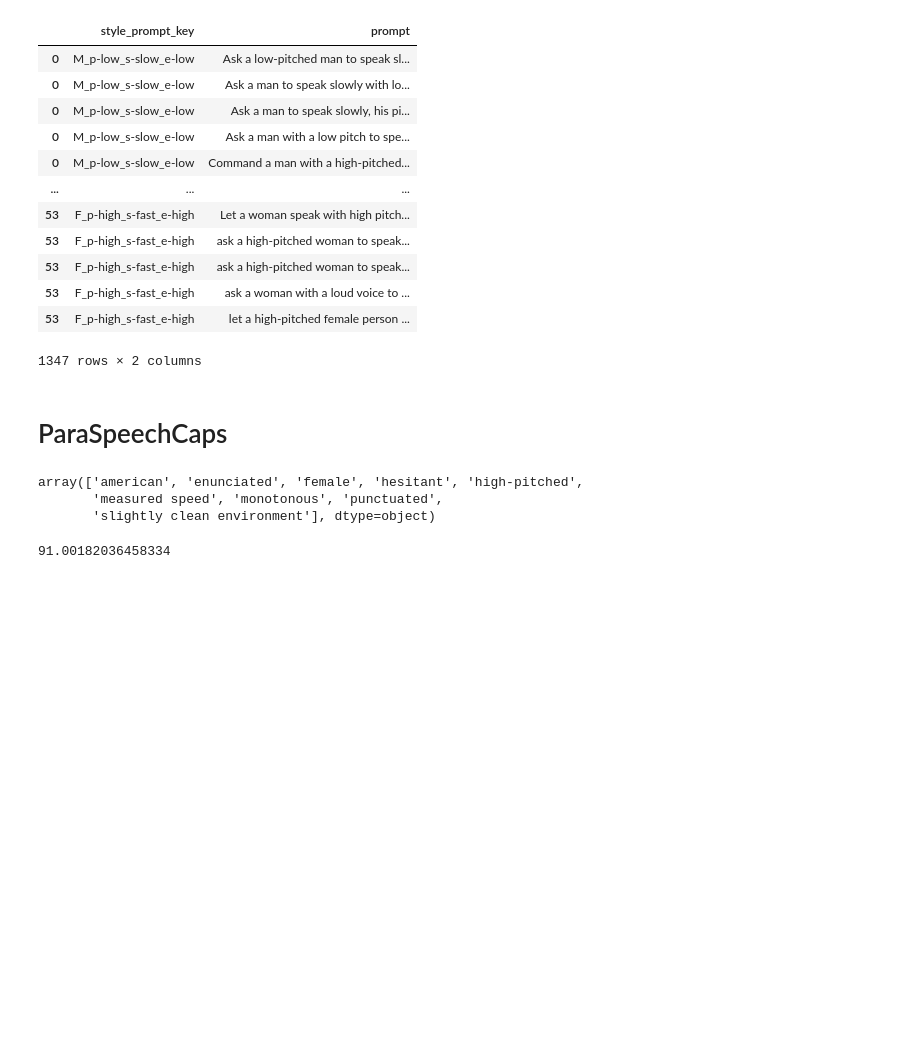
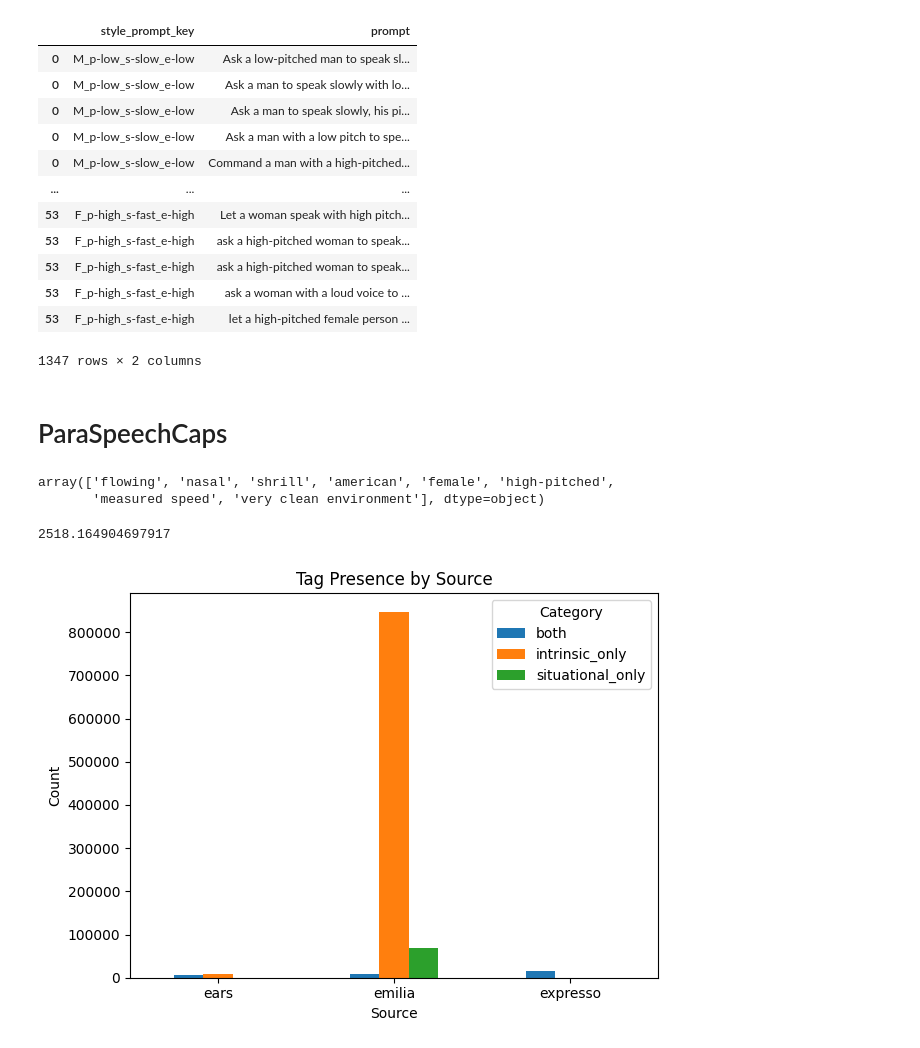
Before and after one commit to JackMclaughlin424/ms-capstone-TTS-natlang-styleprompts, a Jupyter notebook: src/eda/basic_look.ipynb, the cells around one changed output. Drawn from its saved outputs; the diff is of its cells as text; code cells hidden in the pictures; blank space fills up the shorter version.

```diff
--- a/src/eda/basic_look.ipynb
+++ b/src/eda/basic_look.ipynb
@@ -105,13 +105,14 @@ import pandas as pd
 # dataset = load_dataset("ajd12342/paraspeechcaps")
 
 # Load specific splits of the dataset
-train_scaled = load_dataset("ajd12342/paraspeechcaps", split="train_scaled") Only has EMilia files
+train_scaled = load_dataset("ajd12342/paraspeechcaps", split="train_scaled") #Only has EMilia files
 train_base = load_dataset("ajd12342/paraspeechcaps", split="train_base")
 holdout = load_dataset("ajd12342/paraspeechcaps", split="holdout")
 dev = load_dataset("ajd12342/paraspeechcaps", split="dev")
 test = load_dataset("ajd12342/paraspeechcaps", split="test")
 
 dfs = [
+    train_scaled.to_pandas(),
     train_base.to_pandas(),
     holdout.to_pandas(),
     dev.to_pandas(),
@@ -126,6 +127,5 @@ df = df[df["source"] != "voxceleb"]
 
 df.iloc[0]["all_tags"]
 # %% [output]
-array(['american', 'enunciated', 'female', 'hesitant', 'high-pitched',
-       'measured speed', 'monotonous', 'punctuated',
-       'slightly clean environment'], dtype=object)
+array(['flowing', 'nasal', 'shrill', 'american', 'female', 'high-pitched',
+       'measured speed', 'very clean environment'], dtype=object)
@@ -134,4 +136,54 @@ array(['american', 'enunciated', 'female', 'hesitant', 'high-pitched',
 total_hours = df["duration"].sum() / 3600
 print(total_hours)
 # %% [output]
-91.00182036458334
+2518.164904697917
+# %%
+import pandas as pd
+import numpy as np
+
+def is_populated(x):
+    if x is None:
+        return False
+    if isinstance(x, float) and np.isnan(x):
+        return False
+    if isinstance(x, str):
+        return x != 'None' and x.strip() != ''
+    if isinstance(x, (list, tuple, np.ndarray)):
+        return len(x) > 0
+    return True  # fallback for other types
+
+df['has_intrinsic'] = df['intrinsic_tags'].apply(is_populated)
+df['has_situational'] = df['situational_tags'].apply(is_populated)
+
+def categorize(row):
+    if row['has_intrinsic'] and row['has_situational']:
+        return 'both'
+    elif row['has_intrinsic']:
+        return 'intrinsic_only'
+    elif row['has_situational']:
+        return 'situational_only'
+    else:
+        return 'neither'
+
+df['tag_category'] = df.apply(categorize, axis=1)
+
+counts = (
+    df.groupby(['source', 'tag_category'])
+      .size()
+      .unstack(fill_value=0)
+)
+
+import matplotlib.pyplot as plt
+
+counts.plot(kind='bar')
+
+plt.title('Tag Presence by Source')
+plt.xlabel('Source')
+plt.ylabel('Count')
+plt.xticks(rotation=0)
+plt.legend(title='Category')
+plt.tight_layout()
+
+plt.show()
+# %% [output]
+[figure, added]
```
Also changed, not shown: parts of 1 cell of this notebook, 2 other files.
